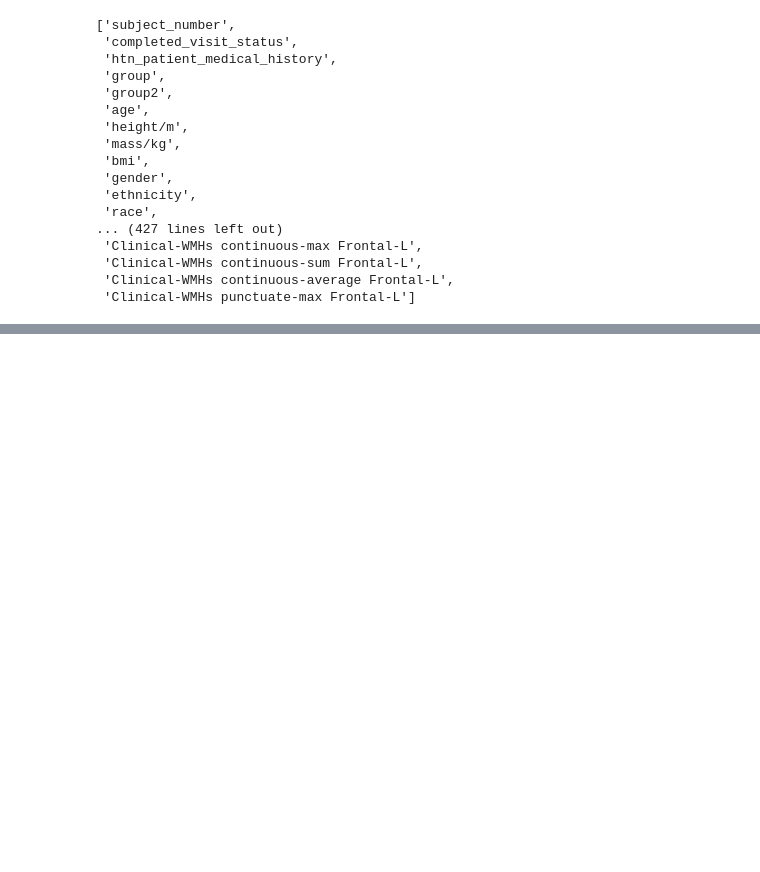
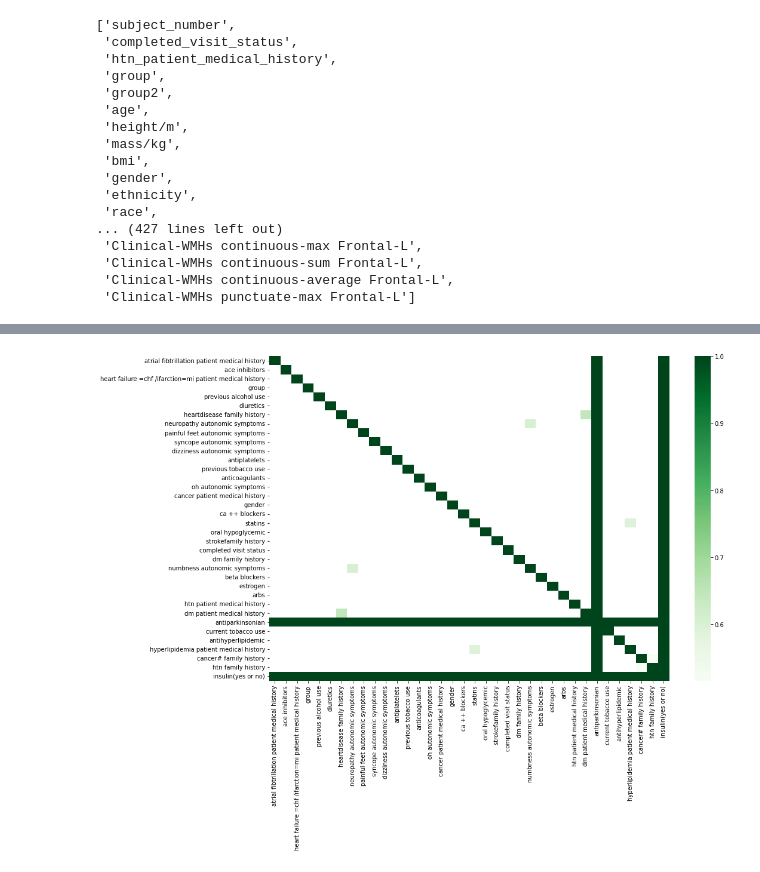
Before and after one commit to victoriafathi/DiabetesFork, a Jupyter notebook: data_exploration/cerebral_elderly_stroke.ipynb, the cells around one changed output, grey strips where cells are left out. Cells and saved outputs as stored; diff of their text form; code cells hidden in the pictures; blank space fills up the shorter version.

```diff
--- a/data_exploration/cerebral_elderly_stroke.ipynb
+++ b/data_exploration/cerebral_elderly_stroke.ipynb
@@ -315,0 +861,7 @@ df_v3.to_csv("../data/cerebral_elderly_stroke/exploration/cerebral_elderly_strok
+# %%
+kot = corr_cramer[abs(corr_cramer) >= 0.5]
+plt.figure(figsize=(15,10))
+sns.heatmap(kot, cmap="Greens")
+plt.show()
+# %% [output]
+[figure, added]
```
Also changed, not shown: parts of 144 cells of this notebook, 1 other file.
